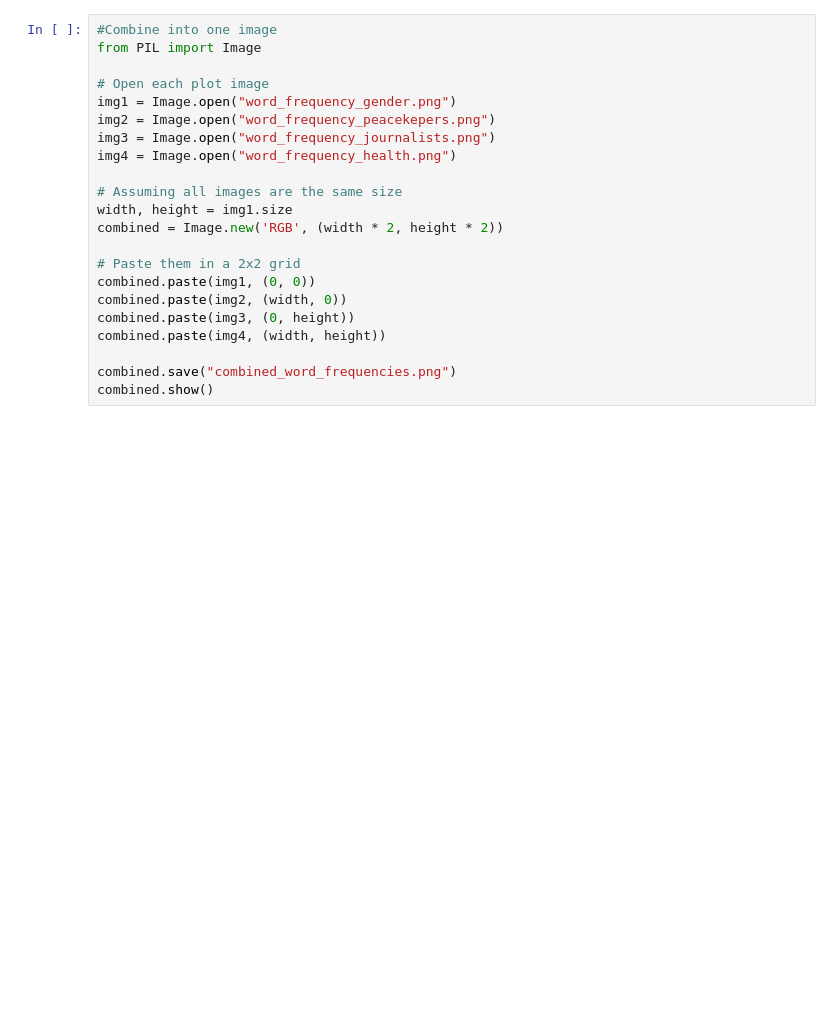
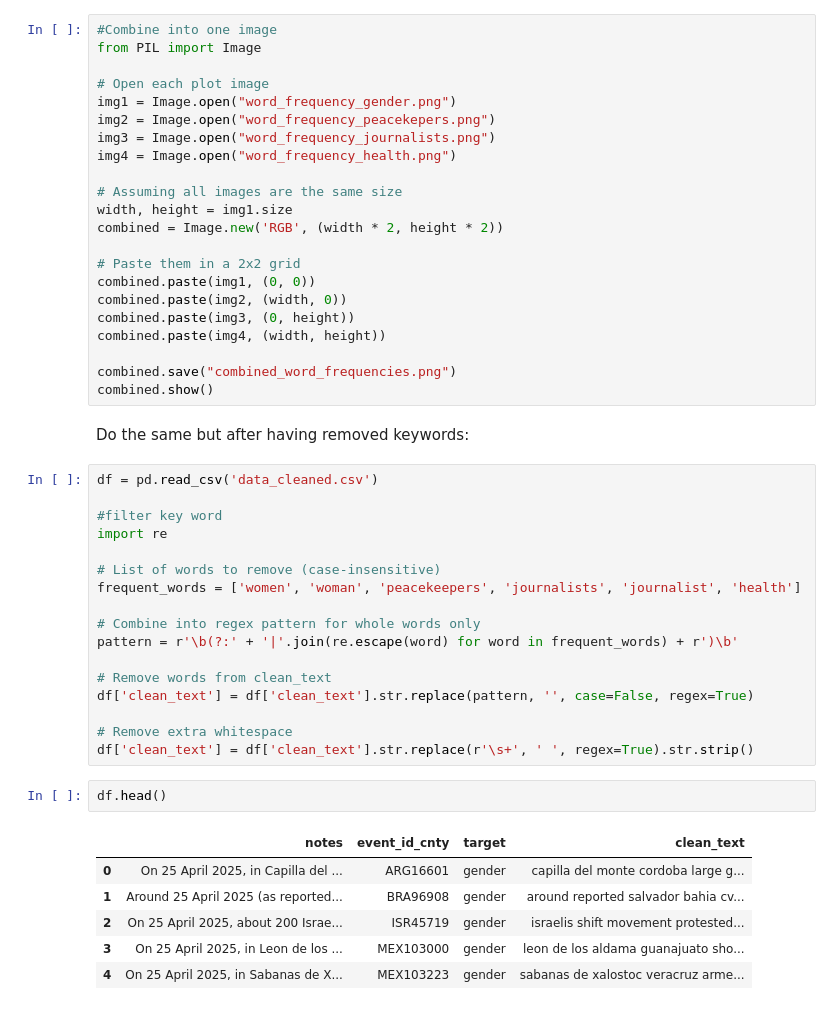
Before and after one commit to felipeq22/machine_learning_project, a Jupyter notebook: WordFrequency_Plots.ipynb, the cells around one changed output. Cells and saved outputs as stored; diff of their text form; blank space fills up the shorter version.

```diff
--- a/WordFrequency_Plots.ipynb
+++ b/WordFrequency_Plots.ipynb
@@ -136,3 +136,31 @@ combined.paste(img4, (width, height))
 
 combined.save("combined_word_frequencies.png")
 combined.show()
+# %% [markdown]
+Do the same but after having removed keywords:
+# %%
+df = pd.read_csv('data_cleaned.csv')
+
+#filter key word
+import re
+
+# List of words to remove (case-insensitive)
+frequent_words = ['women', 'woman', 'peacekeepers', 'journalists', 'journalist', 'health']
+
+# Combine into regex pattern for whole words only
+pattern = r'\b(?:' + '|'.join(re.escape(word) for word in frequent_words) + r')\b'
+
+# Remove words from clean_text
+df['clean_text'] = df['clean_text'].str.replace(pattern, '', case=False, regex=True)
+
+# Remove extra whitespace
+df['clean_text'] = df['clean_text'].str.replace(r'\s+', ' ', regex=True).str.strip()
+# %%
+df.head()
+# %% [output]
+|  | notes | event_id_cnty | target | clean_text |
+| 0 | On 25 April 2025, in Capilla del ... | ARG16601 | gender | capilla del monte cordoba large g... |
+| 1 | Around 25 April 2025 (as reported... | BRA96908 | gender | around reported salvador bahia cv... |
+| 2 | On 25 April 2025, about 200 Israe... | ISR45719 | gender | israelis shift movement protested... |
+| 3 | On 25 April 2025, in Leon de los ... | MEX103000 | gender | leon de los aldama guanajuato sho... |
+| 4 | On 25 April 2025, in Sabanas de X... | MEX103223 | gender | sabanas de xalostoc veracruz arme... |
```
Also changed, not shown: parts of 4 cells of this notebook, 8 other files.
